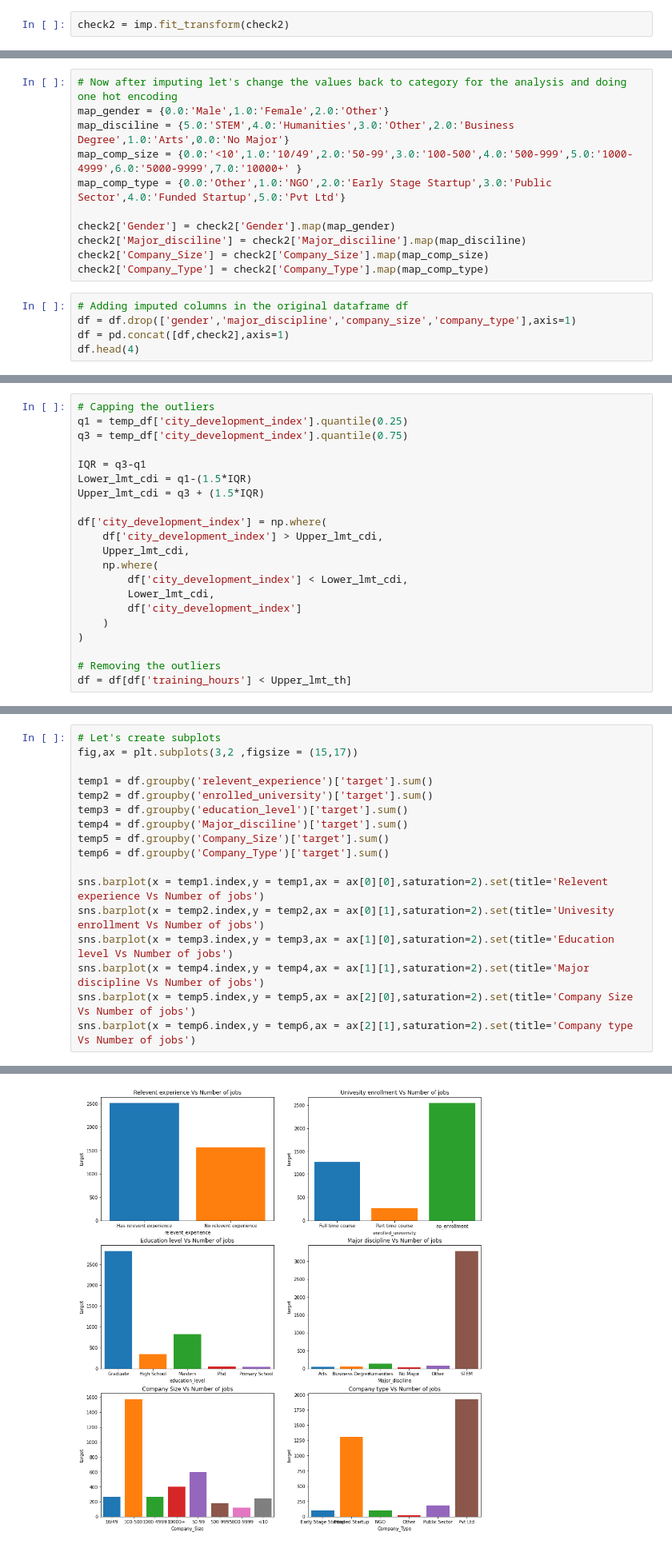
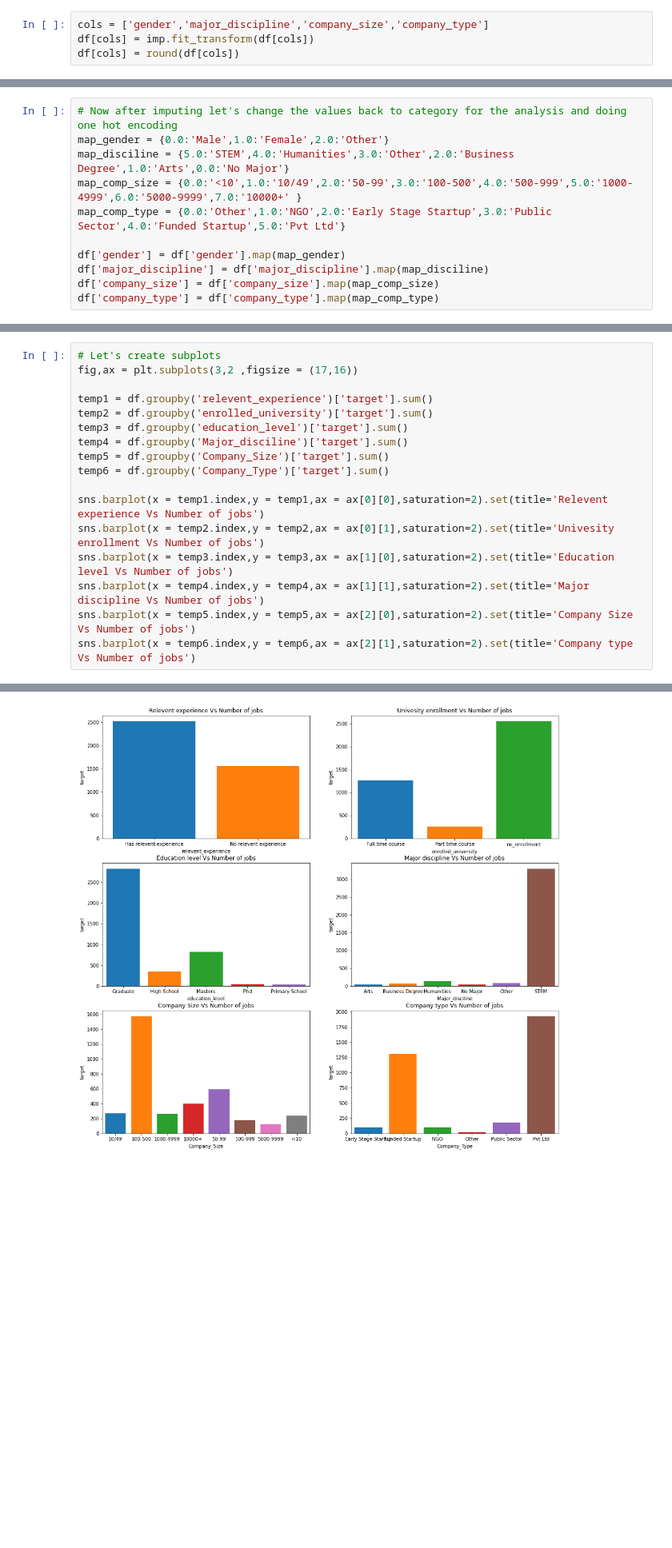
Before and after one commit to yuvraaj2002/Old_projects, a Jupyter notebook: DS job and salary prediction/DS_job_prediction.ipynb, the cells around one changed output, grey strips where cells are left out. Shown: that part at 80% size. Drawn from its saved outputs; the diff is of its cells as text; blank space fills up the shorter version.

Commit message:
Implemented MICE on the actual dataframe'

```diff
--- a/DS job and salary prediction/DS_job_prediction.ipynb
+++ b/DS job and salary prediction/DS_job_prediction.ipynb
@@ -242,6 +242,8 @@ check2['company_type'] = check2['company_type'].map(map_comp_type)
 lr = LinearRegression()
 imp = IterativeImputer(estimator=lr, verbose=2, max_iter=30, tol=1e-10, imputation_order='roman')
 # %%
-check2 = imp.fit_transform(check2)
+cols = ['gender','major_discipline','company_size','company_type']
+df[cols] = imp.fit_transform(df[cols])
+df[cols] = round(df[cols])
 # %% [output]
 [IterativeImputer] Completing matrix with shape (17182, 4)
@@ -271,12 +257,7 @@ map_disciline = {5.0:'STEM',4.0:'Humanities',3.0:'Other',2.0:'Business Degree',1
 map_comp_size = {0.0:'<10',1.0:'10/49',2.0:'50-99',3.0:'100-500',4.0:'500-999',5.0:'1000-4999',6.0:'5000-9999',7.0:'10000+' }
 map_comp_type = {0.0:'Other',1.0:'NGO',2.0:'Early Stage Startup',3.0:'Public Sector',4.0:'Funded Startup',5.0:'Pvt Ltd'}
 
-check2['Gender'] = check2['Gender'].map(map_gender)
-check2['Major_disciline'] = check2['Major_disciline'].map(map_disciline)
-check2['Company_Size'] = check2['Company_Size'].map(map_comp_size)
-check2['Company_Type'] = check2['Company_Type'].map(map_comp_type)
+df['gender'] = df['gender'].map(map_gender)
+df['major_discipline'] = df['major_discipline'].map(map_disciline)
+df['company_size'] = df['company_size'].map(map_comp_size)
+df['company_type'] = df['company_type'].map(map_comp_type)
-# %%
-# Adding imputed columns in the original dataframe df
-df = df.drop(['gender','major_discipline','company_size','company_type'],axis=1)
-df = pd.concat([df,check2],axis=1)
-df.head(4)
@@ -390,24 +365,3 @@ ax[1].set(title ='Distribution comparision before and after Trimming')
 [figure]
 # %% [markdown]
 For now let's move on with removing the outliers in the training_hours feature and capping the outliers in the city_development_index feature
-# %%
-# Capping the outliers
-q1 = temp_df['city_development_index'].quantile(0.25)
-q3 = temp_df['city_development_index'].quantile(0.75)
-
-IQR = q3-q1
-Lower_lmt_cdi = q1-(1.5*IQR)
-Upper_lmt_cdi = q3 + (1.5*IQR)
-
-df['city_development_index'] = np.where(
-    df['city_development_index'] > Upper_lmt_cdi,
-    Upper_lmt_cdi,
-    np.where(
-        df['city_development_index'] < Lower_lmt_cdi,
-        Lower_lmt_cdi,
-        df['city_development_index']
-    )
-)
-
-# Removing the outliers
-df = df[df['training_hours'] < Upper_lmt_th]
@@ -453,21 +383,21 @@ check2['Company_Type'].hist(ax=ax[3][1], color='orange', density=True, alpha=0.8
 6. Which type of company hires the most ?
 # %%
 # Let's create subplots
-fig,ax = plt.subplots(3,2 ,figsize = (15,17))
+fig,ax = plt.subplots(3,2 ,figsize = (17,16))
 
 temp1 = df.groupby('relevent_experience')['target'].sum()
 temp2 = df.groupby('enrolled_university')['target'].sum()
 temp3 = df.groupby('education_level')['target'].sum()
 temp4 = df.groupby('Major_disciline')['target'].sum()
 temp5 = df.groupby('Company_Size')['target'].sum()
 temp6 = df.groupby('Company_Type')['target'].sum()
 
 sns.barplot(x = temp1.index,y = temp1,ax = ax[0][0],saturation=2).set(title='Relevent experience Vs Number of jobs')
 sns.barplot(x = temp2.index,y = temp2,ax = ax[0][1],saturation=2).set(title='Univesity enrollment Vs Number of jobs')
 sns.barplot(x = temp3.index,y = temp3,ax = ax[1][0],saturation=2).set(title='Education level Vs Number of jobs')
 sns.barplot(x = temp4.index,y = temp4,ax = ax[1][1],saturation=2).set(title='Major discipline Vs Number of jobs')
 sns.barplot(x = temp5.index,y = temp5,ax = ax[2][0],saturation=2).set(title='Company Size Vs Number of jobs')
 sns.barplot(x = temp6.index,y = temp6,ax = ax[2][1],saturation=2).set(title='Company type Vs Number of jobs')
 # %% [output]
 [Text(0.5, 1.0, 'Company type Vs Number of jobs')]
-[figure, old version]
+[figure, new version]
```
Also changed, not shown: parts of 17 cells of this notebook.
